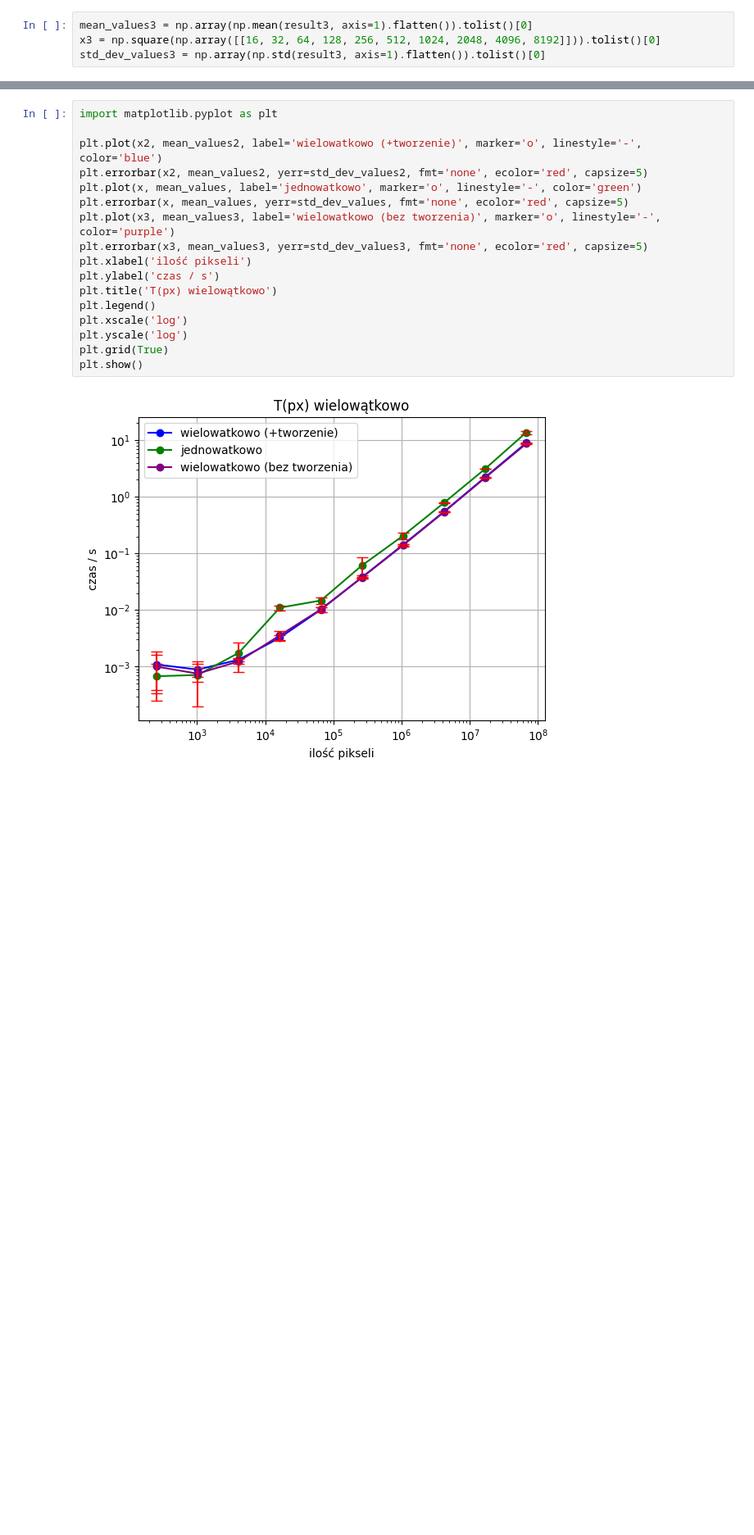
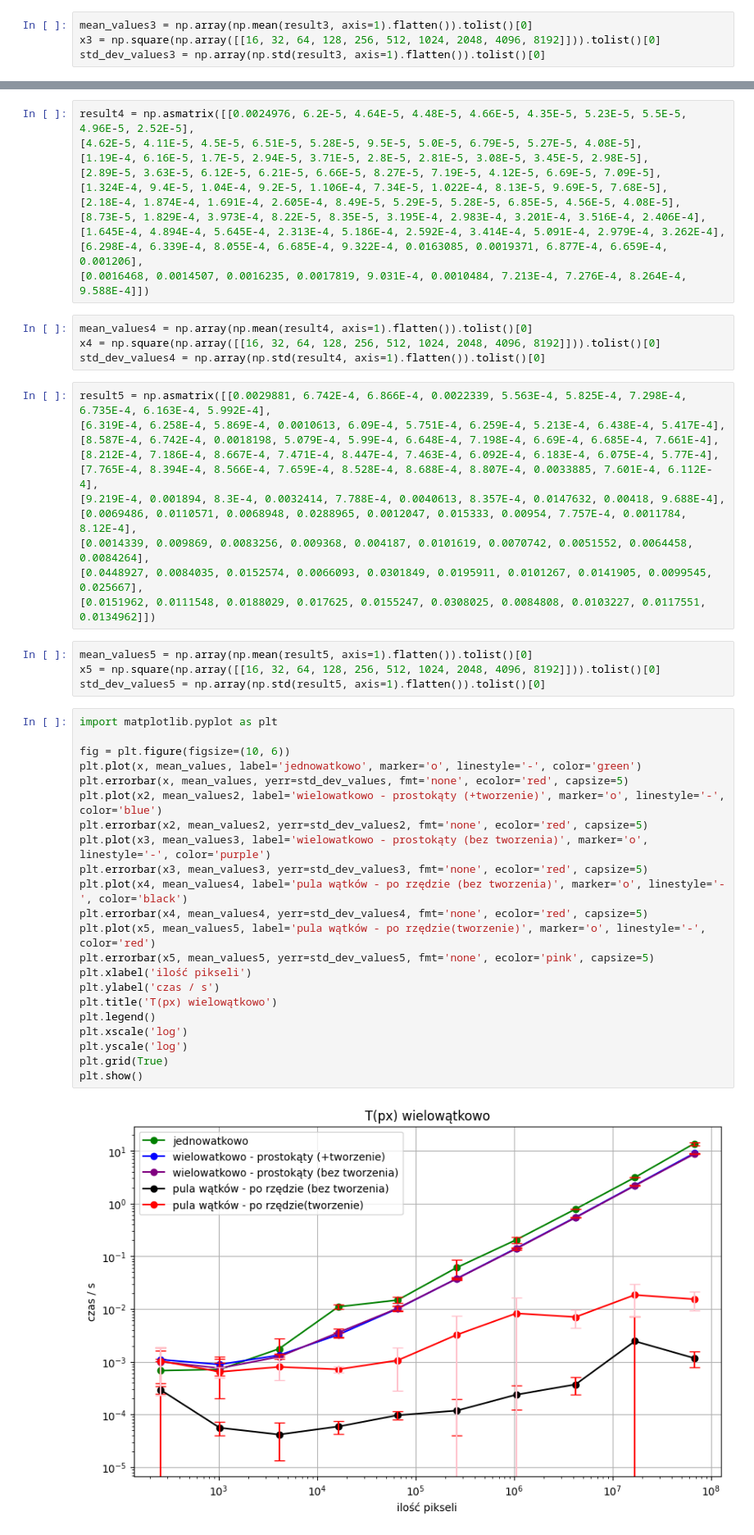
Before and after one commit to swierk434/Mandelbrot2, a Jupyter notebook: Mandelbrot.ipynb, the cells around one changed output, grey strips where cells are left out. Shown at 82% size. Saved outputs shown, nothing was run; the diff lists cells and outputs as text; blank space fills up the shorter version.

```diff
--- a/Mandelbrot.ipynb
+++ b/Mandelbrot.ipynb
@@ -54,19 +65,54 @@ std_dev_values3 = np.array(np.std(result3, axis=1).flatten()).tolist()[0]
+# %%
+result4 = np.asmatrix([[0.0024976, 6.2E-5, 4.64E-5, 4.48E-5, 4.66E-5, 4.35E-5, 5.23E-5, 5.5E-5, 4.96E-5, 2.52E-5],
+[4.62E-5, 4.11E-5, 4.5E-5, 6.51E-5, 5.28E-5, 9.5E-5, 5.0E-5, 6.79E-5, 5.27E-5, 4.08E-5],
+[1.19E-4, 6.16E-5, 1.7E-5, 2.94E-5, 3.71E-5, 2.8E-5, 2.81E-5, 3.08E-5, 3.45E-5, 2.98E-5],
+[2.89E-5, 3.63E-5, 6.12E-5, 6.21E-5, 6.66E-5, 8.27E-5, 7.19E-5, 4.12E-5, 6.69E-5, 7.09E-5],
+[1.324E-4, 9.4E-5, 1.04E-4, 9.2E-5, 1.106E-4, 7.34E-5, 1.022E-4, 8.13E-5, 9.69E-5, 7.68E-5],
+[2.18E-4, 1.874E-4, 1.691E-4, 2.605E-4, 8.49E-5, 5.29E-5, 5.28E-5, 6.85E-5, 4.56E-5, 4.08E-5],
+[8.73E-5, 1.829E-4, 3.973E-4, 8.22E-5, 8.35E-5, 3.195E-4, 2.983E-4, 3.201E-4, 3.516E-4, 2.406E-4],
+[1.645E-4, 4.894E-4, 5.645E-4, 2.313E-4, 5.186E-4, 2.592E-4, 3.414E-4, 5.091E-4, 2.979E-4, 3.262E-4],
+[6.298E-4, 6.339E-4, 8.055E-4, 6.685E-4, 9.322E-4, 0.0163085, 0.0019371, 6.877E-4, 6.659E-4, 0.001206],
+[0.0016468, 0.0014507, 0.0016235, 0.0017819, 9.031E-4, 0.0010484, 7.213E-4, 7.276E-4, 8.264E-4, 9.588E-4]])
+# %%
+mean_values4 = np.array(np.mean(result4, axis=1).flatten()).tolist()[0]
+x4 = np.square(np.array([[16, 32, 64, 128, 256, 512, 1024, 2048, 4096, 8192]])).tolist()[0]
+std_dev_values4 = np.array(np.std(result4, axis=1).flatten()).tolist()[0]
+# %%
+result5 = np.asmatrix([[0.0029881, 6.742E-4, 6.866E-4, 0.0022339, 5.563E-4, 5.825E-4, 7.298E-4, 6.735E-4, 6.163E-4, 5.992E-4],
+[6.319E-4, 6.258E-4, 5.869E-4, 0.0010613, 6.09E-4, 5.751E-4, 6.259E-4, 5.213E-4, 6.438E-4, 5.417E-4],
+[8.587E-4, 6.742E-4, 0.0018198, 5.079E-4, 5.99E-4, 6.648E-4, 7.198E-4, 6.69E-4, 6.685E-4, 7.661E-4],
+[8.212E-4, 7.186E-4, 8.667E-4, 7.471E-4, 8.447E-4, 7.463E-4, 6.092E-4, 6.183E-4, 6.075E-4, 5.77E-4],
+[7.765E-4, 8.394E-4, 8.566E-4, 7.659E-4, 8.528E-4, 8.688E-4, 8.807E-4, 0.0033885, 7.601E-4, 6.112E-4],
+[9.219E-4, 0.001894, 8.3E-4, 0.0032414, 7.788E-4, 0.0040613, 8.357E-4, 0.0147632, 0.00418, 9.688E-4],
+[0.0069486, 0.0110571, 0.0068948, 0.0288965, 0.0012047, 0.015333, 0.00954, 7.757E-4, 0.0011784, 8.12E-4],
+[0.0014339, 0.009869, 0.0083256, 0.009368, 0.004187, 0.0101619, 0.0070742, 0.0051552, 0.0064458, 0.0084264],
+[0.0448927, 0.0084035, 0.0152574, 0.0066093, 0.0301849, 0.0195911, 0.0101267, 0.0141905, 0.0099545, 0.025667],
+[0.0151962, 0.0111548, 0.0188029, 0.017625, 0.0155247, 0.0308025, 0.0084808, 0.0103227, 0.0117551, 0.0134962]])
+# %%
+mean_values5 = np.array(np.mean(result5, axis=1).flatten()).tolist()[0]
+x5 = np.square(np.array([[16, 32, 64, 128, 256, 512, 1024, 2048, 4096, 8192]])).tolist()[0]
+std_dev_values5 = np.array(np.std(result5, axis=1).flatten()).tolist()[0]
 # %%
 import matplotlib.pyplot as plt
 
-plt.plot(x2, mean_values2, label='wielowatkowo (+tworzenie)', marker='o', linestyle='-', color='blue')
-plt.errorbar(x2, mean_values2, yerr=std_dev_values2, fmt='none', ecolor='red', capsize=5)
+fig = plt.figure(figsize=(10, 6))
 plt.plot(x, mean_values, label='jednowatkowo', marker='o', linestyle='-', color='green')
 plt.errorbar(x, mean_values, yerr=std_dev_values, fmt='none', ecolor='red', capsize=5)
-plt.plot(x3, mean_values3, label='wielowatkowo (bez tworzenia)', marker='o', linestyle='-', color='purple')
+plt.plot(x2, mean_values2, label='wielowatkowo - prostokąty (+tworzenie)', marker='o', linestyle='-', color='blue')
+plt.errorbar(x2, mean_values2, yerr=std_dev_values2, fmt='none', ecolor='red', capsize=5)
+plt.plot(x3, mean_values3, label='wielowatkowo - prostokąty (bez tworzenia)', marker='o', linestyle='-', color='purple')
 plt.errorbar(x3, mean_values3, yerr=std_dev_values3, fmt='none', ecolor='red', capsize=5)
+plt.plot(x4, mean_values4, label='pula wątków - po rzędzie (bez tworzenia)', marker='o', linestyle='-', color='black')
+plt.errorbar(x4, mean_values4, yerr=std_dev_values4, fmt='none', ecolor='red', capsize=5)
+plt.plot(x5, mean_values5, label='pula wątków - po rzędzie(tworzenie)', marker='o', linestyle='-', color='red')
+plt.errorbar(x5, mean_values5, yerr=std_dev_values5, fmt='none', ecolor='pink', capsize=5)
 plt.xlabel('ilość pikseli')
 plt.ylabel('czas / s')
 plt.title('T(px) wielowątkowo')
 plt.legend()
 plt.xscale('log')
 plt.yscale('log')
 plt.grid(True)
 plt.show()
 # %% [output]
-[figure, old version]
+[figure, new version]
```
Also changed, not shown: parts of 2 cells of this notebook, 4 other files.
